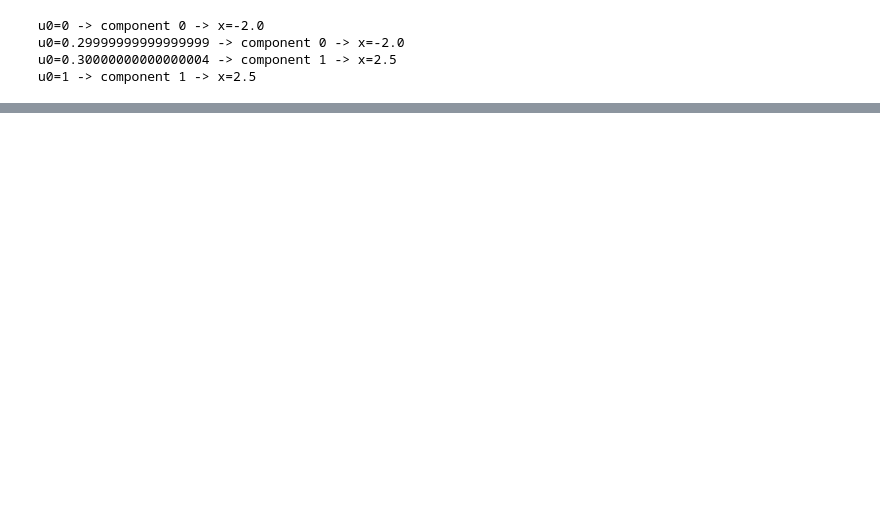
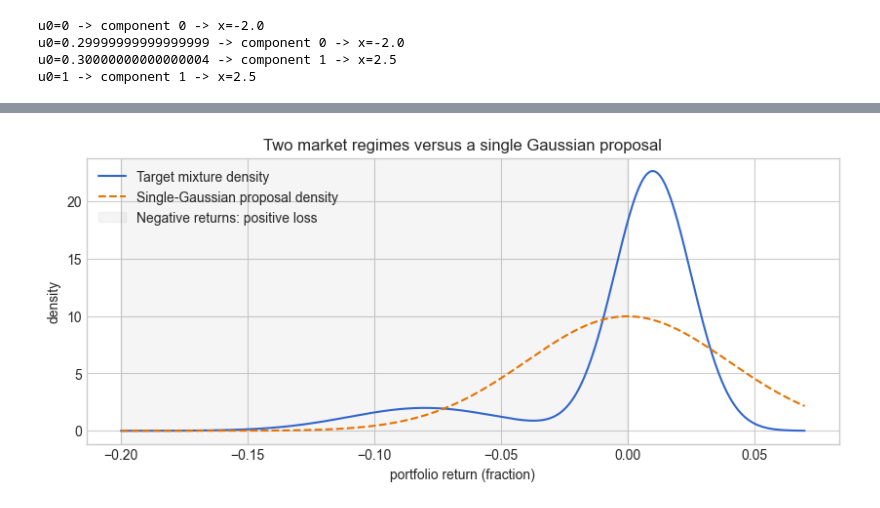
Before and after one commit to QMCSoftware/qmcpy, a Jupyter notebook: demos/mixed_distributions.ipynb, the cells around one changed output, grey strips where cells are left out. Cells and saved outputs as stored; diff of their text form; code cells hidden in the pictures; blank space fills up the shorter version.

```diff
--- a/demos/mixed_distributions.ipynb
+++ b/demos/mixed_distributions.ipynb
@@ -315,0 +133,30 @@ replicated output shape: (3, 32, 1)
+# %%
+market_probabilities = np.array([0.85, 0.15])
+market_means = np.array([0.01, -0.08])
+market_sds = np.array([0.015, 0.03])
+proposal_mean, proposal_sd = 0.0, 0.04
+
+
+def market_log_density(y):
+    return np.logaddexp(
+        np.log(market_probabilities[0])
+        + norm.logpdf(y, market_means[0], market_sds[0]),
+        np.log(market_probabilities[1])
+        + norm.logpdf(y, market_means[1], market_sds[1]),
+    )
+
+
+return_grid = np.linspace(-0.20, 0.07, 900)
+fig, ax = plt.subplots(figsize=(8.2, 3.6), layout="constrained")
+ax.plot(return_grid, np.exp(market_log_density(return_grid)),
+        color=COLORS[0], label="Target mixture density")
+ax.plot(return_grid, norm.pdf(return_grid, proposal_mean, proposal_sd),
+        color=COLORS[1], linestyle="--", label="Single-Gaussian proposal density")
+ax.axvspan(return_grid[0], 0, color="grey", alpha=0.08,
+           label="Negative returns: positive loss")
+ax.set(xlabel="portfolio return (fraction)", ylabel="density",
+       title="Two market regimes versus a single Gaussian proposal")
+ax.legend(frameon=False)
+plt.show()
+# %% [output]
+[figure, added]
```
Also changed, not shown: parts of 42 cells of this notebook, 1 other file.
